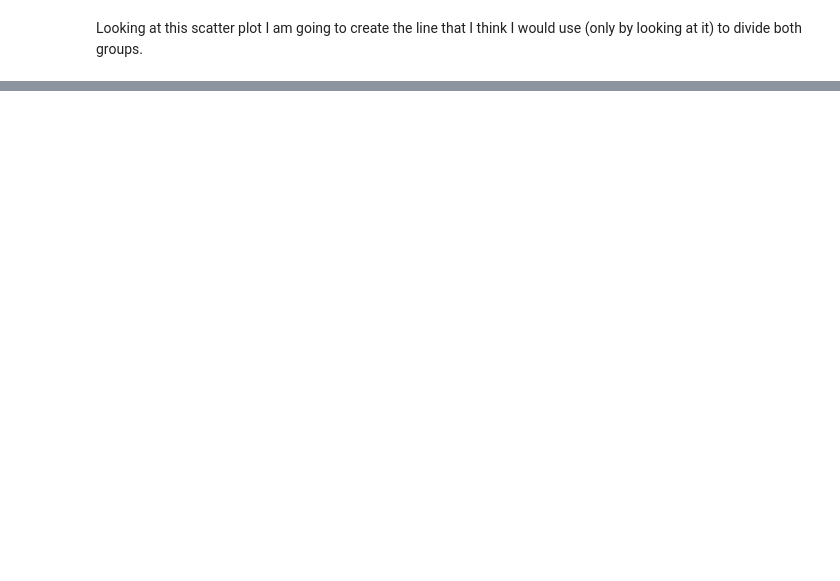
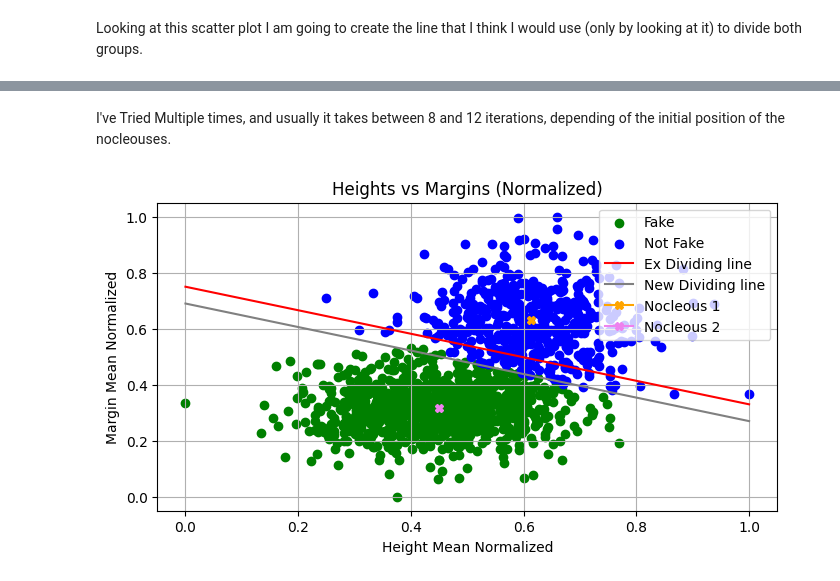
Before and after one commit to aagodoy1/ML-projects-with-explanations-, a Jupyter notebook: (UN) K-Means/Manual_K_means.ipynb, the cells around one changed output, grey strips where cells are left out. Saved outputs shown, nothing was run; the diff lists cells and outputs as text; code cells hidden in the pictures; blank space fills up the shorter version.

```diff
--- a/(UN) K-Means/Manual_K_means.ipynb
+++ b/(UN) K-Means/Manual_K_means.ipynb
@@ -118,0 +194,32 @@ print(mean_heights_normalized[1])
+# %% [markdown]
+I've Tried Multiple times, and usually it takes between 8 and 12 iterations, depending of the initial position of the nocleouses.
+# %%
+class_array = np.array(actual_class)
+plt.figure(figsize=(8,4))
+# Scatter plot with different colors for humans and non-humans
+plt.scatter(mean_heights_normalized[class_array-1 == 1], mean_margins_normalized[class_array-1 == 1], color='green', label='Fake')
+plt.scatter(mean_heights_normalized[class_array-1 == 0], mean_margins_normalized[class_array-1 == 0], color='blue', label='Not Fake')
+
+
+# Create the line like to divide both groups
+x_values = np.linspace(mean_heights_normalized.min(), mean_heights_normalized.max(), 100)
+y_values = -0.42 * x_values + 0.75
+plt.plot(x_values, y_values, 'r-', label='Ex Dividing line')
+
+x_values_new = np.linspace(mean_heights_normalized.min(), mean_heights_normalized.max(), 100)
+y_values_new = -0.42 * x_values + 0.69
+plt.plot(x_values_new, y_values_new, color = 'grey', label='New Dividing line')
+
+# Show the Nucleous
+plt.plot(nucleous_1[0], nucleous_1[1], color = 'orange', label='Nocleous 1', marker = 'X')
+plt.plot(nucleous_2[0], nucleous_2[1], color = 'violet', label='Nocleous 2', marker = 'X')
+
+
+plt.title('Heights vs Margins (Normalized)')
+plt.xlabel('Height Mean Normalized')
+plt.ylabel('Margin Mean Normalized')
+plt.legend()
+plt.grid(True)
+plt.show()
+# %% [output]
+[figure, added]
```
Also changed, not shown: parts of 10 cells of this notebook.
